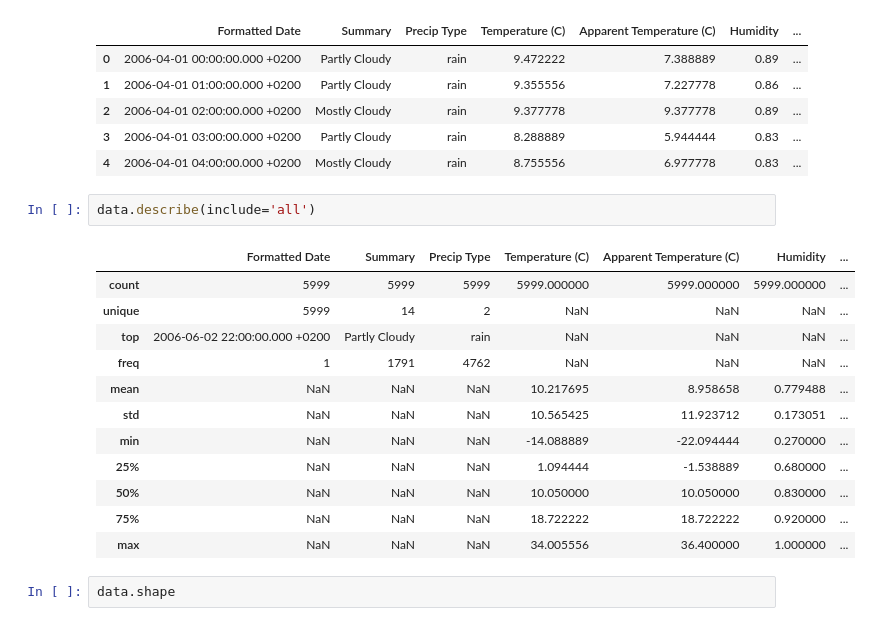
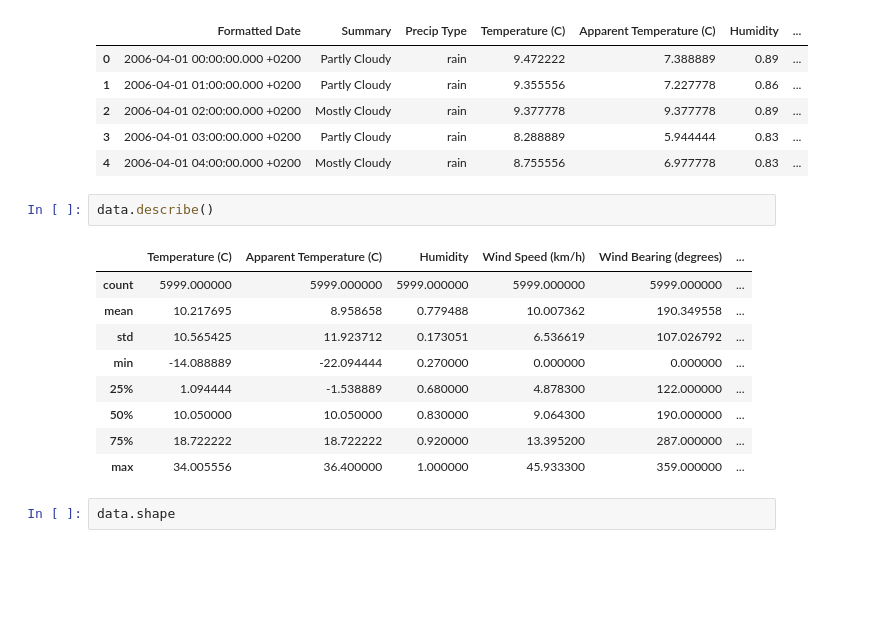
Before and after one commit to Pr33datorrr/APPARENT-TEMPERATURE-PREDICTION-USING-WEATHER-VARIABLES, a Jupyter notebook: APPARENT TEMPERATURE PREDICTION USING WEATHER VARIABLES.ipynb, the cells around one changed output. Saved outputs shown, nothing was run; the diff lists cells and outputs as text; blank space fills up the shorter version.

```diff
--- a/APPARENT TEMPERATURE PREDICTION USING WEATHER VARIABLES.ipynb
+++ b/APPARENT TEMPERATURE PREDICTION USING WEATHER VARIABLES.ipynb
@@ -49,20 +49,17 @@ data.head()
 | 3 | 2006-04-01 03:00:00.000 +0200 | Partly Cloudy | rain | 8.288889 | 5.944444 | 0.83 | ... |
 | 4 | 2006-04-01 04:00:00.000 +0200 | Mostly Cloudy | rain | 8.755556 | 6.977778 | 0.83 | ... |
 # %%
-data.describe(include='all')
+data.describe()
 # %% [output]
-|  | Formatted Date | Summary | Precip Type | Temperature (C) | Apparent Temperature (C) | Humidity | ... |
-| count | 5999 | 5999 | 5999 | 5999.000000 | 5999.000000 | 5999.000000 | ... |
-| unique | 5999 | 14 | 2 | NaN | NaN | NaN | ... |
-| top | 2006-06-02 22:00:00.000 +0200 | Partly Cloudy | rain | NaN | NaN | NaN | ... |
-| freq | 1 | 1791 | 4762 | NaN | NaN | NaN | ... |
-| mean | NaN | NaN | NaN | 10.217695 | 8.958658 | 0.779488 | ... |
-| std | NaN | NaN | NaN | 10.565425 | 11.923712 | 0.173051 | ... |
-| min | NaN | NaN | NaN | -14.088889 | -22.094444 | 0.270000 | ... |
-| 25% | NaN | NaN | NaN | 1.094444 | -1.538889 | 0.680000 | ... |
-| 50% | NaN | NaN | NaN | 10.050000 | 10.050000 | 0.830000 | ... |
-| 75% | NaN | NaN | NaN | 18.722222 | 18.722222 | 0.920000 | ... |
-| max | NaN | NaN | NaN | 34.005556 | 36.400000 | 1.000000 | ... |
+|  | Temperature (C) | Apparent Temperature (C) | Humidity | Wind Speed (km/h) | Wind Bearing (degrees) | ... |
+| count | 5999.000000 | 5999.000000 | 5999.000000 | 5999.000000 | 5999.000000 | ... |
+| mean | 10.217695 | 8.958658 | 0.779488 | 10.007362 | 190.349558 | ... |
+| std | 10.565425 | 11.923712 | 0.173051 | 6.536619 | 107.026792 | ... |
+| min | -14.088889 | -22.094444 | 0.270000 | 0.000000 | 0.000000 | ... |
+| 25% | 1.094444 | -1.538889 | 0.680000 | 4.878300 | 122.000000 | ... |
+| 50% | 10.050000 | 10.050000 | 0.830000 | 9.064300 | 190.000000 | ... |
+| 75% | 18.722222 | 18.722222 | 0.920000 | 13.395200 | 287.000000 | ... |
+| max | 34.005556 | 36.400000 | 1.000000 | 45.933300 | 359.000000 | ... |
 # %%
 data.shape
 # %% [output]
```
